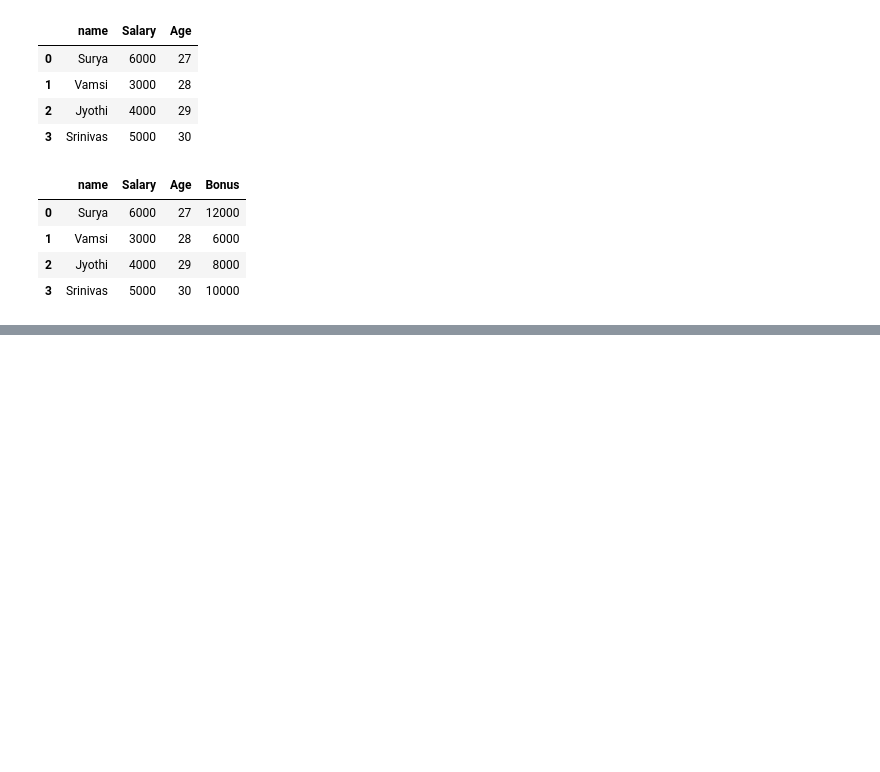
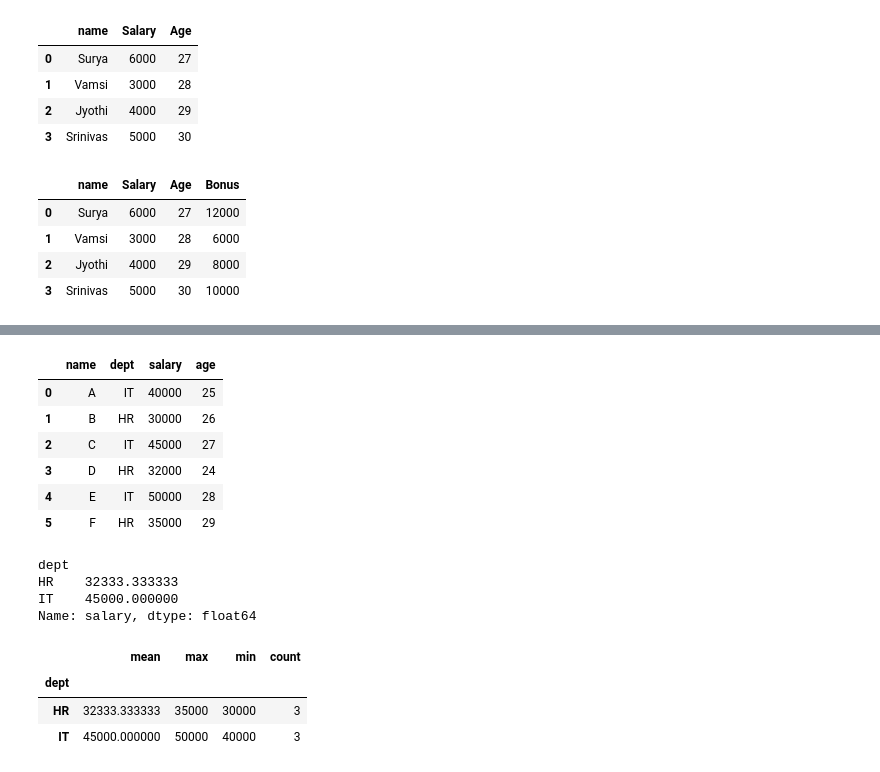
Before and after one commit to suryalucky/LogicMojo-AI-ML-Jan26-Surya789, a Jupyter notebook: Day5_OOPS/oops+panda+numpy.ipynb, the cells around one changed output, grey strips where cells are left out. Saved outputs shown, nothing was run; the diff lists cells and outputs as text; code cells hidden in the pictures; blank space fills up the shorter version.

```diff
--- a/Day5_OOPS/oops+panda+numpy.ipynb
+++ b/Day5_OOPS/oops+panda+numpy.ipynb
@@ -262,0 +272,32 @@ df
+# %%
+data = {
+    'name': ['A','B','C','D','E','F'],
+    'dept': ['IT','HR','IT','HR','IT','HR'],
+    'salary': [40000,30000,45000,32000,50000,35000],
+    'age': [25,26,27,24,28,29]
+}
+
+df = pd.DataFrame(data)
+df
+# %% [output]
+|  | name | dept | salary | age |
+| 0 | A | IT | 40000 | 25 |
+| 1 | B | HR | 30000 | 26 |
+| 2 | C | IT | 45000 | 27 |
+| 3 | D | HR | 32000 | 24 |
+| 4 | E | IT | 50000 | 28 |
+| 5 | F | HR | 35000 | 29 |
+# %%
+df.groupby("dept")["salary"].mean()
+# %% [output]
+dept
+HR    32333.333333
+IT    45000.000000
+Name: salary, dtype: float64
+# %%
+df.groupby("dept")["salary"].agg(["mean", "max", "min", "count"])
+# %% [output]
+|  | mean | max | min | count |
+| dept |  |  |  |  |
+| HR | 32333.333333 | 35000 | 30000 | 3 |
+| IT | 45000.000000 | 50000 | 40000 | 3 |
```
Also changed, not shown: parts of 4 cells of this notebook, 3 other files.
